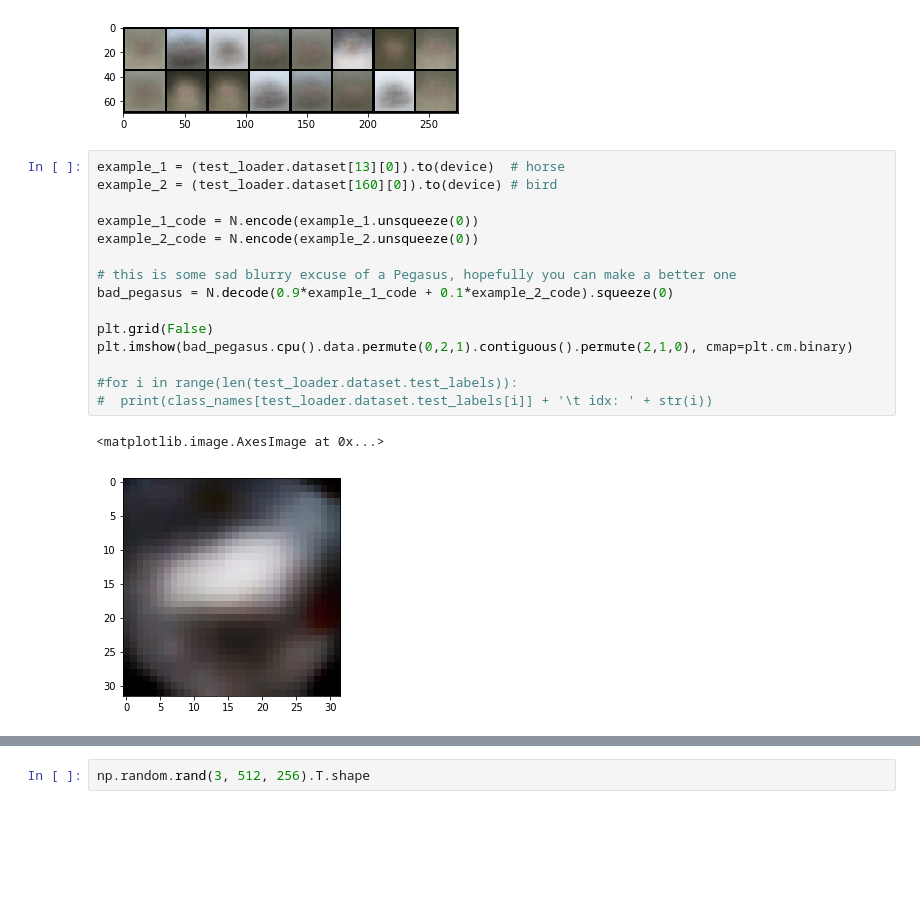
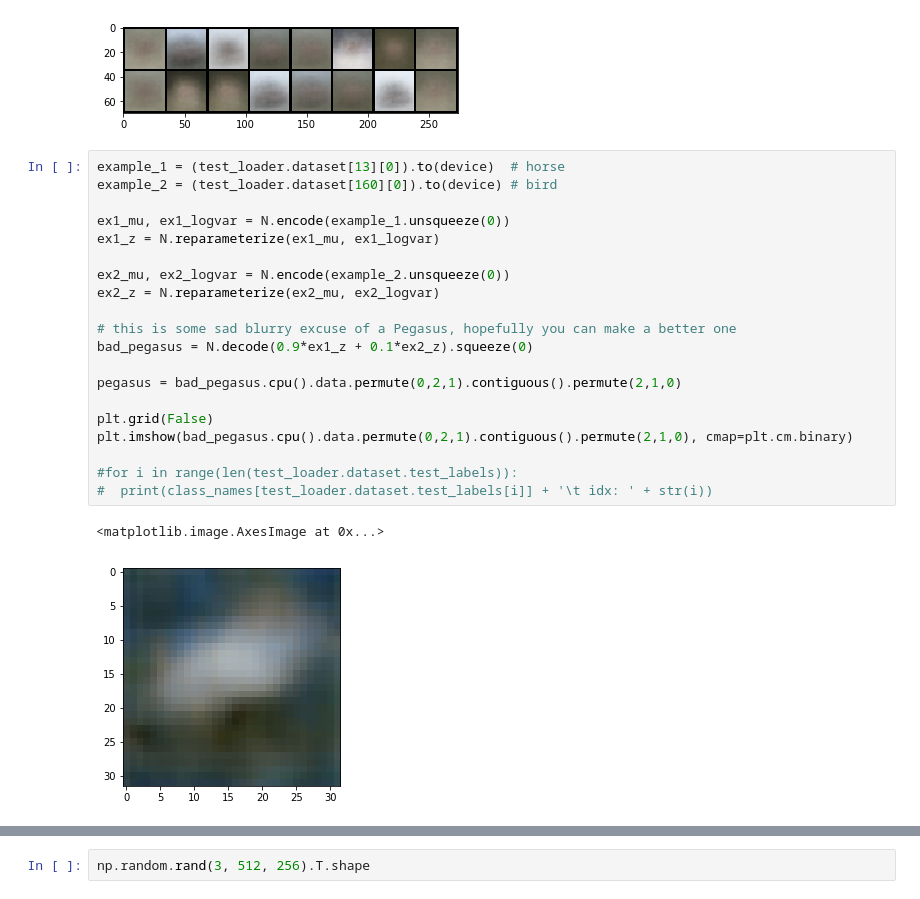
Before and after one commit to Fatema/ssa-ml, a Jupyter notebook: coursework_pegasus.ipynb, the cells around one changed output, grey strips where cells are left out. Saved outputs shown, nothing was run; the diff lists cells and outputs as text; blank space fills up the shorter version.

Commit message:
modified vae decoder loss to fit the paper

```diff
--- a/coursework_pegasus.ipynb
+++ b/coursework_pegasus.ipynb
@@ -170,18 +193,23 @@ plt.imshow(torchvision.utils.make_grid(p).cpu().data.permute(0,2,1).contiguous()
 # %%
 example_1 = (test_loader.dataset[13][0]).to(device)  # horse
 example_2 = (test_loader.dataset[160][0]).to(device) # bird
 
-example_1_code = N.encode(example_1.unsqueeze(0))
-example_2_code = N.encode(example_2.unsqueeze(0))
+ex1_mu, ex1_logvar = N.encode(example_1.unsqueeze(0))
+ex1_z = N.reparameterize(ex1_mu, ex1_logvar)
+
+ex2_mu, ex2_logvar = N.encode(example_2.unsqueeze(0))
+ex2_z = N.reparameterize(ex2_mu, ex2_logvar)
 
 # this is some sad blurry excuse of a Pegasus, hopefully you can make a better one
-bad_pegasus = N.decode(0.9*example_1_code + 0.1*example_2_code).squeeze(0)
+bad_pegasus = N.decode(0.9*ex1_z + 0.1*ex2_z).squeeze(0)
+
+pegasus = bad_pegasus.cpu().data.permute(0,2,1).contiguous().permute(2,1,0)
 
 plt.grid(False)
 plt.imshow(bad_pegasus.cpu().data.permute(0,2,1).contiguous().permute(2,1,0), cmap=plt.cm.binary)
 
 #for i in range(len(test_loader.dataset.test_labels)):
 #  print(class_names[test_loader.dataset.test_labels[i]] + '\t idx: ' + str(i))
 # %% [output]
 <matplotlib.image.AxesImage at 0x...>
-[figure, old version]
+[figure, new version]
```
Also changed, not shown: parts of 5 cells of this notebook, 13 other files.
